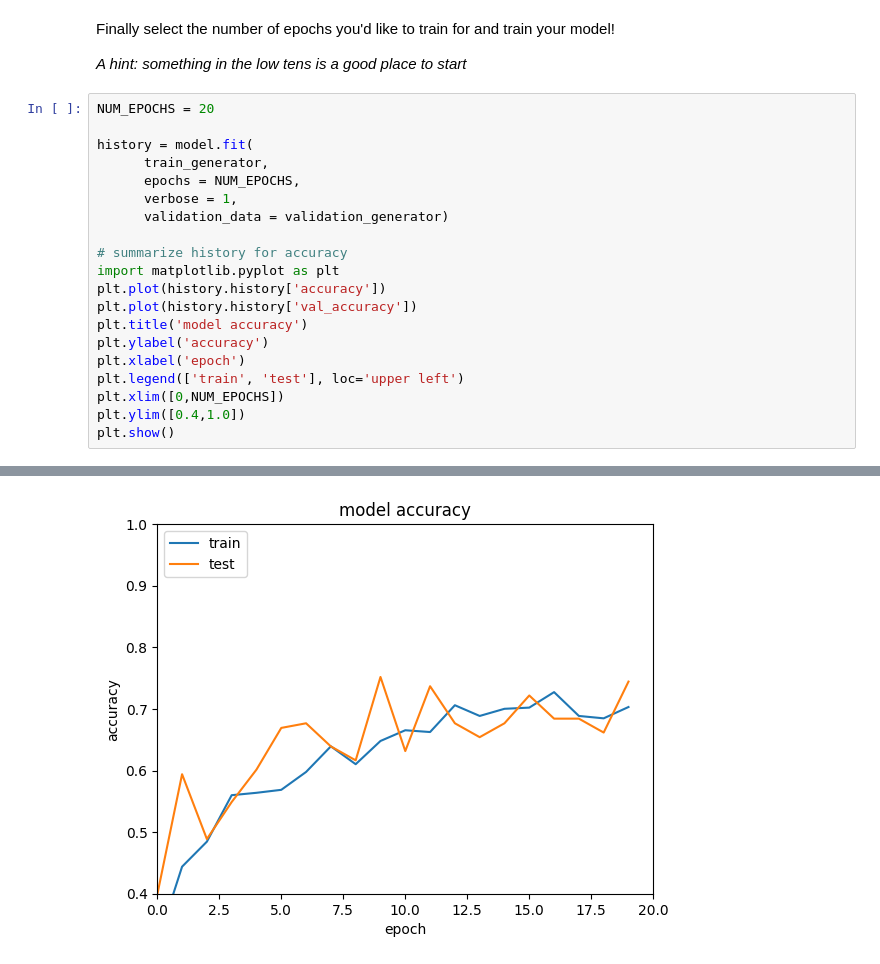
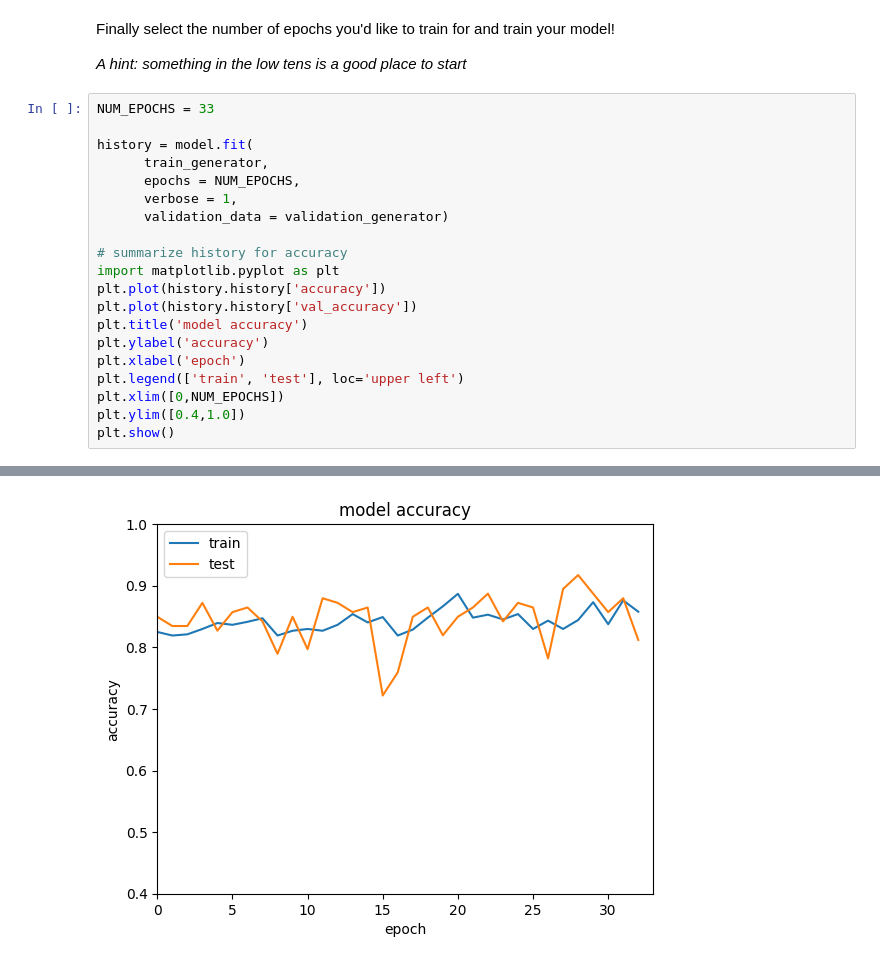
Before and after one commit to mounirol/tiny-ml, a Jupyter notebook: bean_disease_classfier.ipynb, the cells around one changed output, grey strips where cells are left out. Saved outputs shown, nothing was run; the diff lists cells and outputs as text.

Commit message:
increase number epochs

```diff
--- a/bean_disease_classfier.ipynb
+++ b/bean_disease_classfier.ipynb
@@ -171,7 +171,7 @@ Finally select the number of epochs you'd like to train for and train your model
 
 *A hint: something in the low tens is a good place to start*
 # %%
-NUM_EPOCHS = 20
+NUM_EPOCHS = 33
 
 history = model.fit(
       train_generator,
@@ -211 +211 @@ Epoch 20/20
-[figure, old version]
+[figure, new version]
```
Also changed, not shown: parts of 2 cells of this notebook.
